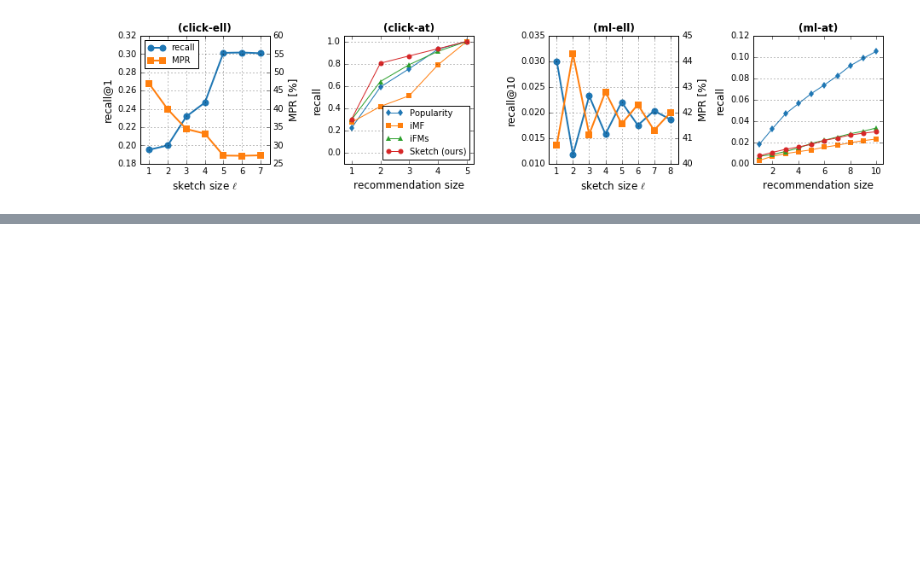
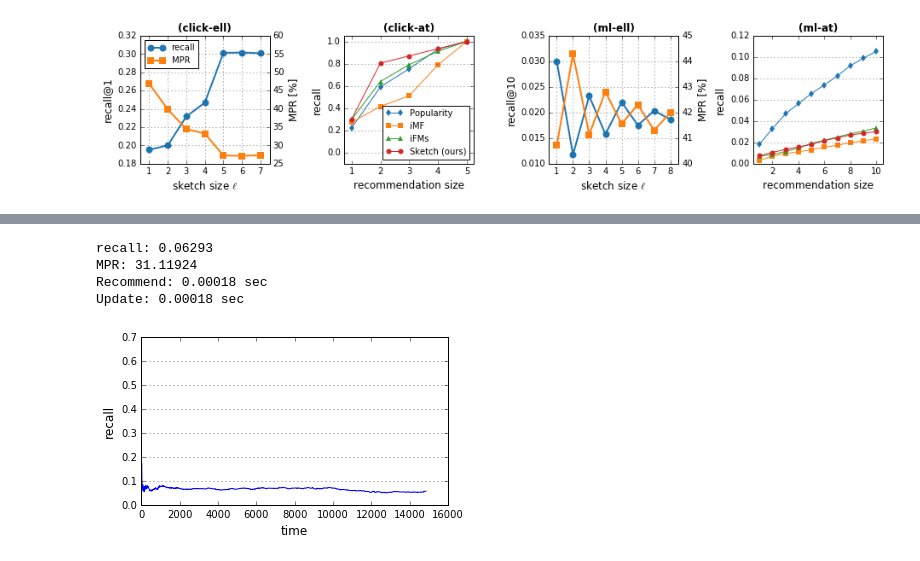
Before and after one commit to takuti/stream-recommender, a Jupyter notebook: notebook/paper-sketch.ipynb, the cells around one changed output, grey strips where cells are left out. Cells and saved outputs as stored; diff of their text form; code cells hidden in the pictures; blank space fills up the shorter version.

```diff
--- a/notebook/paper-sketch.ipynb
+++ b/notebook/paper-sketch.ipynb
@@ -571,0 +596,8 @@ fig.savefig('../../../paper/images/chiir-2017/different_settings.eps')
+# %%
+plot_result('../results/ML100k_bprmf_3.tsv', 3000, 10, exp_ML100k.data.n_item)
+# %% [output]
+recall: 0.06293
+MPR: 31.11924
+Recommend: 0.00018 sec
+Update: 0.00018 sec
+[figure, added]
```
Also changed, not shown: parts of 6 cells of this notebook.
